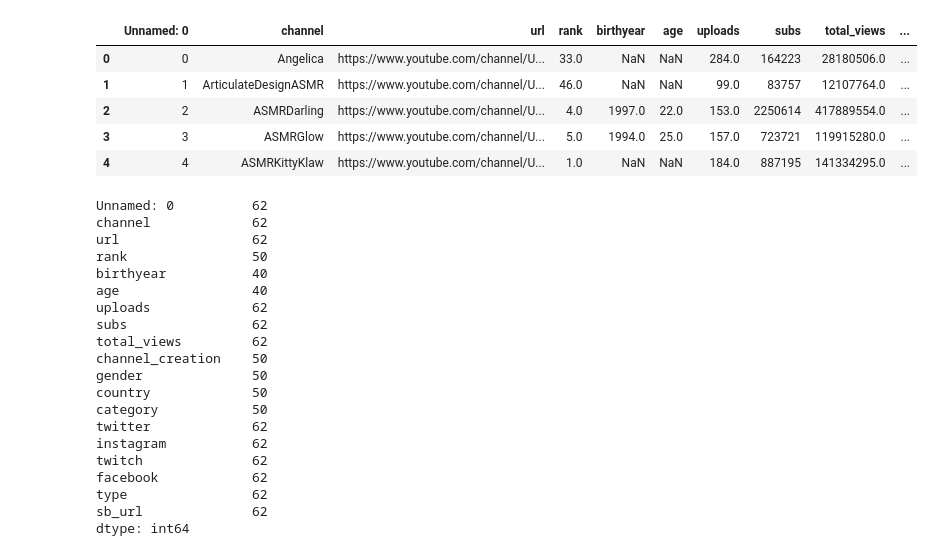
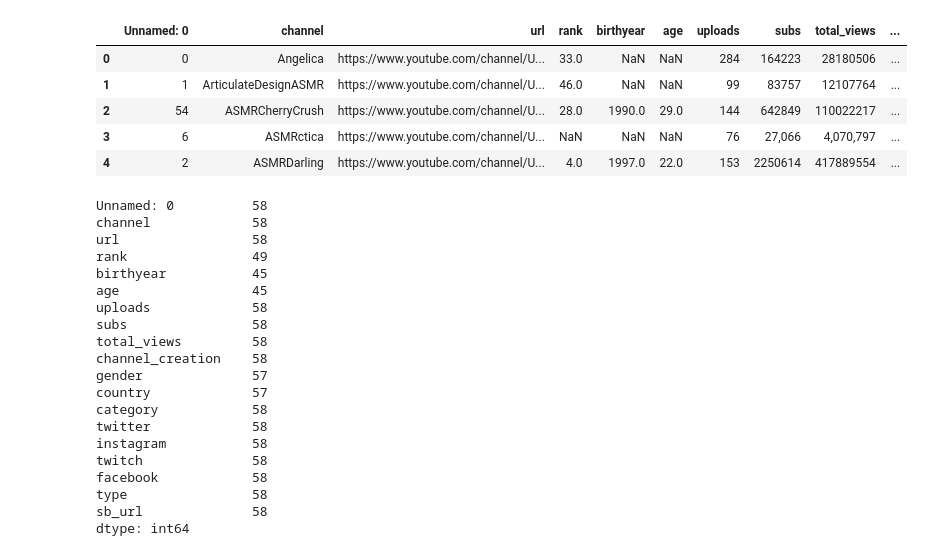
Before and after one commit to shortpoet/YouTube-Data-Analytics-and-Visualization, a Jupyter notebook: c3js/asmrAnalysis.ipynb, the cells around one changed output. Drawn from its saved outputs; the diff is of its cells as text; code cells hidden in the pictures.

```diff
--- a/c3js/asmrAnalysis.ipynb
+++ b/c3js/asmrAnalysis.ipynb
@@ -1,38 +1,38 @@
 # %%
 import pandas as pd
 # %%
-file = "asmr_merge.csv"
+file = "asmr_merge_updated.csv"
 
 # read file into pandas
 asmr = pd.read_csv(file)
 asmr.head()
 # %% [output]
 |  | Unnamed: 0 | channel | url | rank | birthyear | age | uploads | subs | total_views | ... |
-| 0 | 0 | Angelica | https://www.youtube.com/channel/U... | 33.0 | NaN | NaN | 284.0 | 164223 | 28180506.0 | ... |
-| 1 | 1 | ArticulateDesignASMR | https://www.youtube.com/channel/U... | 46.0 | NaN | NaN | 99.0 | 83757 | 12107764.0 | ... |
-| 2 | 2 | ASMRDarling | https://www.youtube.com/channel/U... | 4.0 | 1997.0 | 22.0 | 153.0 | 2250614 | 417889554.0 | ... |
-| 3 | 3 | ASMRGlow | https://www.youtube.com/channel/U... | 5.0 | 1994.0 | 25.0 | 157.0 | 723721 | 119915280.0 | ... |
-| 4 | 4 | ASMRKittyKlaw | https://www.youtube.com/channel/U... | 1.0 | NaN | NaN | 184.0 | 887195 | 141334295.0 | ... |
+| 0 | 0 | Angelica | https://www.youtube.com/channel/U... | 33.0 | NaN | NaN | 284 | 164223 | 28180506 | ... |
+| 1 | 1 | ArticulateDesignASMR | https://www.youtube.com/channel/U... | 46.0 | NaN | NaN | 99 | 83757 | 12107764 | ... |
+| 2 | 54 | ASMRCherryCrush | https://www.youtube.com/channel/U... | 28.0 | 1990.0 | 29.0 | 144 | 642849 | 110022217 | ... |
+| 3 | 6 | ASMRctica | https://www.youtube.com/channel/U... | NaN | NaN | NaN | 76 | 27,066 | 4,070,797 | ... |
+| 4 | 2 | ASMRDarling | https://www.youtube.com/channel/U... | 4.0 | 1997.0 | 22.0 | 153 | 2250614 | 417889554 | ... |
 # %%
 asmr.count()
 # %% [output]
-Unnamed: 0          62
-channel             62
-url                 62
-rank                50
-birthyear           40
-age                 40
-uploads             62
-subs                62
-total_views         62
-channel_creation    50
-gender              50
-country             50
-category            50
-twitter             62
-instagram           62
-twitch              62
-facebook            62
-type                62
-sb_url              62
+Unnamed: 0          58
+channel             58
+url                 58
+rank                49
+birthyear           45
+age                 45
+uploads             58
+subs                58
+total_views         58
+channel_creation    58
+gender              57
+country             57
+category            58
+twitter             58
+instagram           58
+twitch              58
+facebook            58
+type                58
+sb_url              58
 dtype: int64
```
Also changed, not shown: parts of 6 cells of this notebook, 2 other files.
